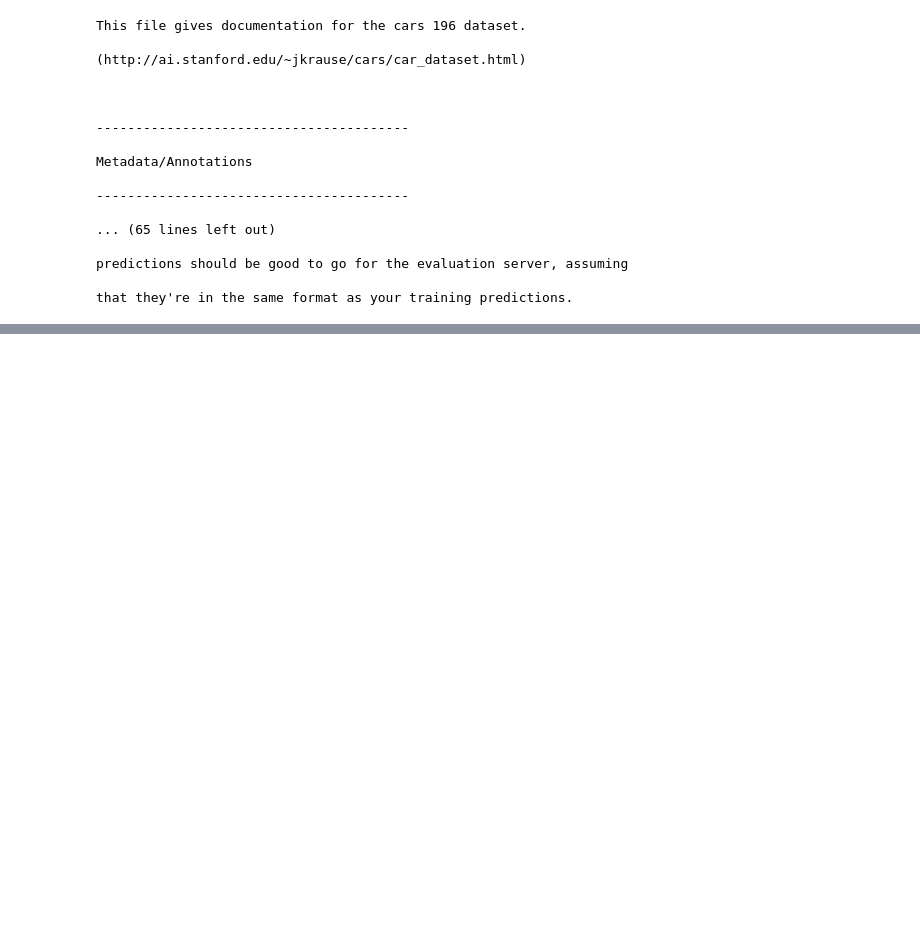
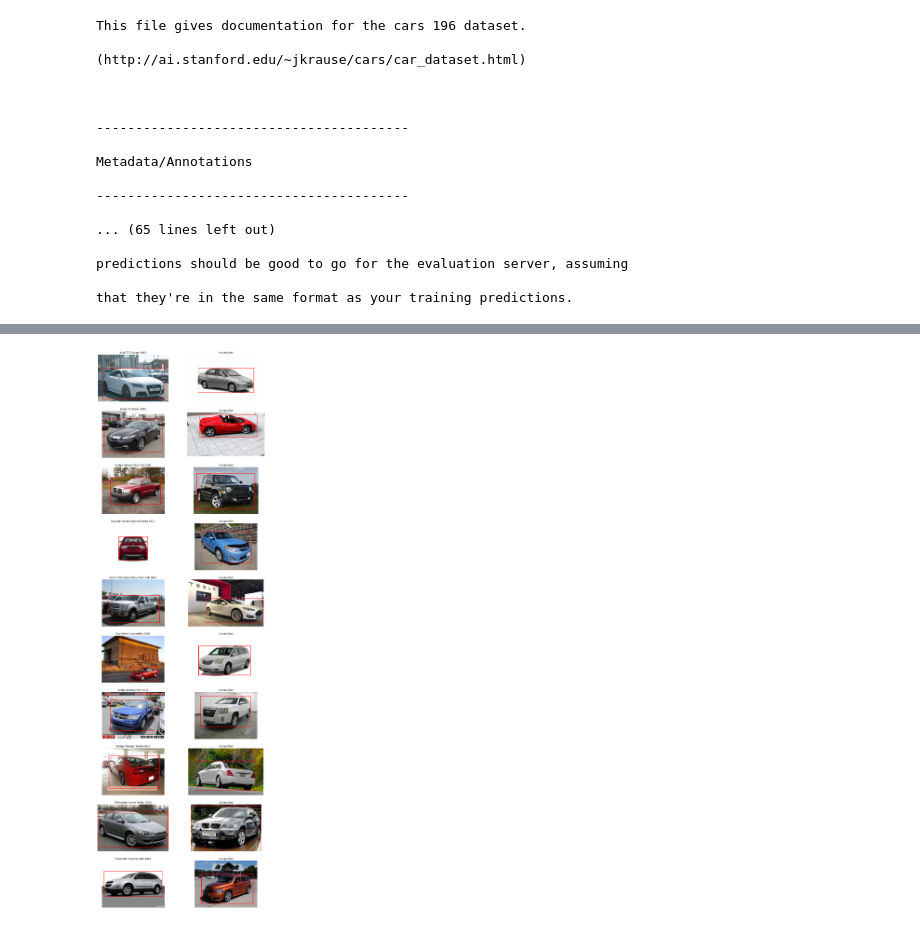
Before and after one commit to Poehavshi/Text2CarsGeneration, a Jupyter notebook: RawDatasetsPreprocessing/create_shards.ipynb, the cells around one changed output, grey strips where cells are left out. Saved outputs shown, nothing was run; the diff lists cells and outputs as text; code cells hidden in the pictures; blank space fills up the shorter version.

```diff
--- a/RawDatasetsPreprocessing/create_shards.ipynb
+++ b/RawDatasetsPreprocessing/create_shards.ipynb
@@ -50,3 +50,4 @@ that they're in the same format as your training predictions.
 # %%
 cars_meta = loadmat(devkit_path/'cars_meta.mat')
 cars_train_annos = loadmat(devkit_path/'cars_train_annos.mat')
+cars_test_annos = loadmat(devkit_path/'cars_test_annos.mat')
@@ -52,0 +150,28 @@ cars_train_annos = loadmat(devkit_path/'cars_train_annos.mat')
+# %%
+def display_range(end, start = 0):
+
+    n = end - start
+    fig, ax = plt.subplots(n, 2, figsize=(15, 5*end))
+
+    for i in range(start, end):
+        line = i - start
+
+        im, title, rect = get_assets(df_train, i)
+        sub = ax[line, 0]
+        sub.imshow(im)
+        sub.axis('off')
+        sub.set_title(title)
+        sub.add_patch(rect)
+
+        im, title, rect = get_assets(df_test, i)
+        sub = ax[line, 1]
+        sub.imshow(im)
+        sub.axis('off')
+        sub.set_title(title)
+        sub.add_patch(rect)
+
+    plt.show()
+# %%
+display_range(10)
+# %% [output]
+[figure, added]
```
Also changed, not shown: parts of 12 cells of this notebook, 1 other file.
